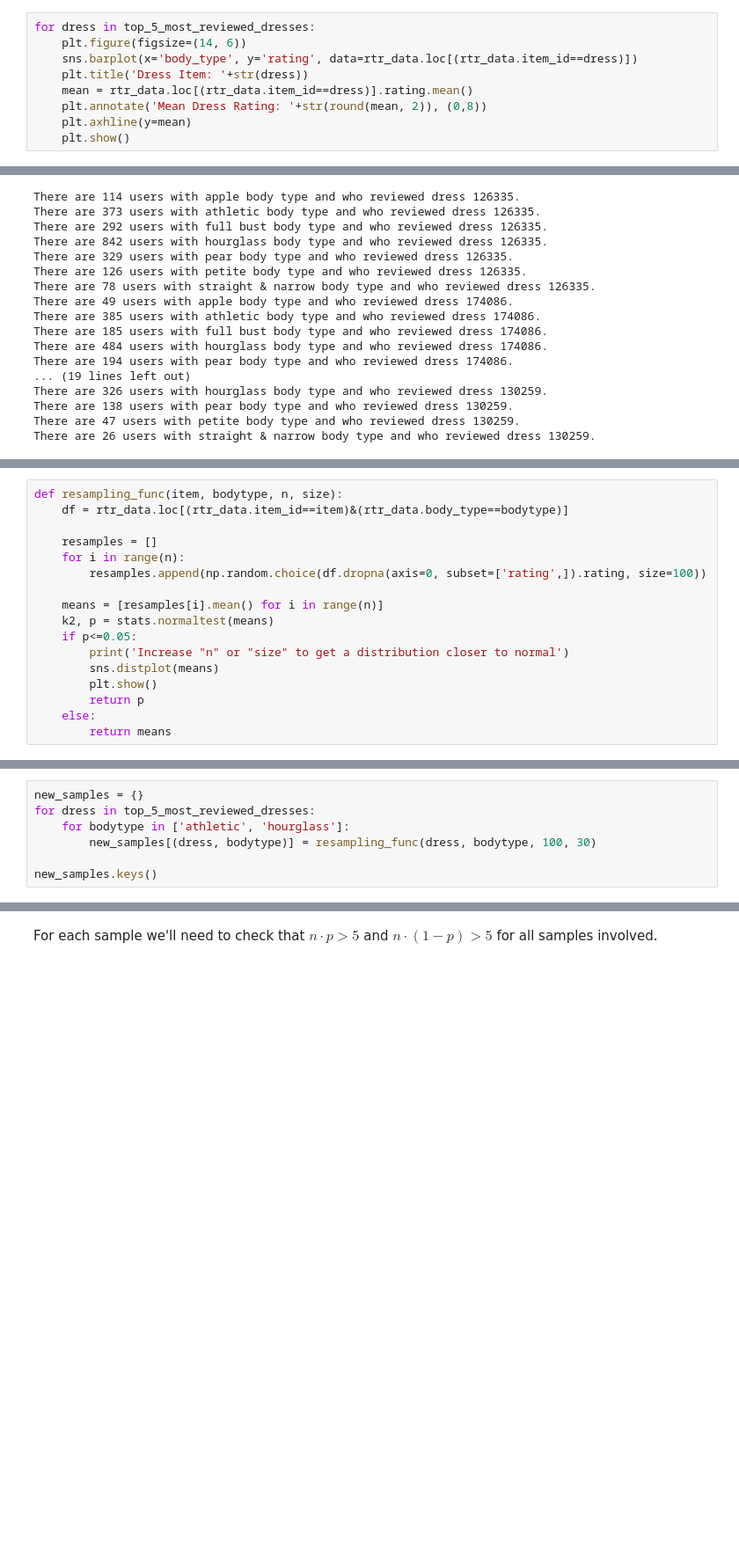
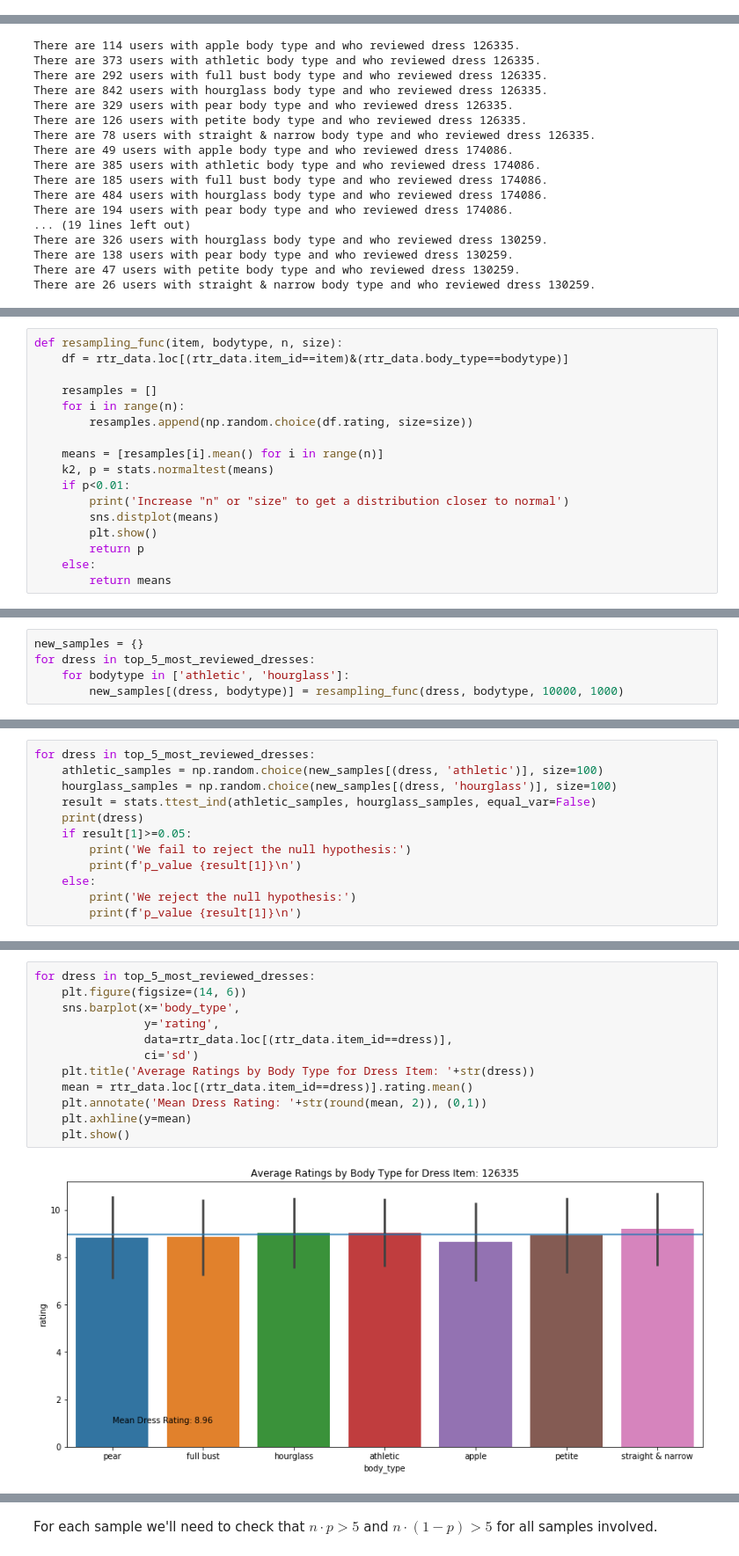
Before and after one commit to CliffordBridges/Whose-Clothes-Fit-Well, a Jupyter notebook: RTR_Analysis.ipynb, the cells around one changed output, grey strips where cells are left out. Shown at 88% size. Saved outputs shown, nothing was run; the diff lists cells and outputs as text; blank space fills up the shorter version.

```diff
--- a/RTR_Analysis.ipynb
+++ b/RTR_Analysis.ipynb
@@ -171,9 +216,0 @@ Now,
-# %%
-for dress in top_5_most_reviewed_dresses:
-    plt.figure(figsize=(14, 6))
-    sns.barplot(x='body_type', y='rating', data=rtr_data.loc[(rtr_data.item_id==dress)])
-    plt.title('Dress Item: '+str(dress))
-    mean = rtr_data.loc[(rtr_data.item_id==dress)].rating.mean()
-    plt.annotate('Mean Dress Rating: '+str(round(mean, 2)), (0,8))
-    plt.axhline(y=mean)
-    plt.show()
@@ -229,11 +257,11 @@ def resampling_func(item, bodytype, n, size):
 
     resamples = []
     for i in range(n):
-        resamples.append(np.random.choice(df.dropna(axis=0, subset=['rating',]).rating, size=100))
+        resamples.append(np.random.choice(df.rating, size=size))
 
     means = [resamples[i].mean() for i in range(n)]
     k2, p = stats.normaltest(means)
-    if p<=0.05:
+    if p<0.01:
         print('Increase "n" or "size" to get a distribution closer to normal')
         sns.distplot(means)
         plt.show()
@@ -244,6 +274,4 @@ def resampling_func(item, bodytype, n, size):
 new_samples = {}
 for dress in top_5_most_reviewed_dresses:
     for bodytype in ['athletic', 'hourglass']:
-        new_samples[(dress, bodytype)] = resampling_func(dress, bodytype, 100, 30)
-
-new_samples.keys()
+        new_samples[(dress, bodytype)] = resampling_func(dress, bodytype, 10000, 1000)
@@ -268,0 +282,12 @@ NameError: name 'It' is not defined
+# %%
+for dress in top_5_most_reviewed_dresses:
+    athletic_samples = np.random.choice(new_samples[(dress, 'athletic')], size=100)
+    hourglass_samples = np.random.choice(new_samples[(dress, 'hourglass')], size=100)
+    result = stats.ttest_ind(athletic_samples, hourglass_samples, equal_var=False)
+    print(dress)
+    if result[1]>=0.05:
+        print('We fail to reject the null hypothesis:')
+        print(f'p_value {result[1]}\n')
+    else:
+        print('We reject the null hypothesis:')
+        print(f'p_value {result[1]}\n')
@@ -268,0 +314,14 @@ NameError: name 'It' is not defined
+# %%
+for dress in top_5_most_reviewed_dresses:
+    plt.figure(figsize=(14, 6))
+    sns.barplot(x='body_type',
+                y='rating',
+                data=rtr_data.loc[(rtr_data.item_id==dress)],
+                ci='sd')
+    plt.title('Average Ratings by Body Type for Dress Item: '+str(dress))
+    mean = rtr_data.loc[(rtr_data.item_id==dress)].rating.mean()
+    plt.annotate('Mean Dress Rating: '+str(round(mean, 2)), (0,1))
+    plt.axhline(y=mean)
+    plt.show()
+# %% [output]
+[figure, added]
```
Also changed, not shown: parts of 56 cells of this notebook, 9 other files.
